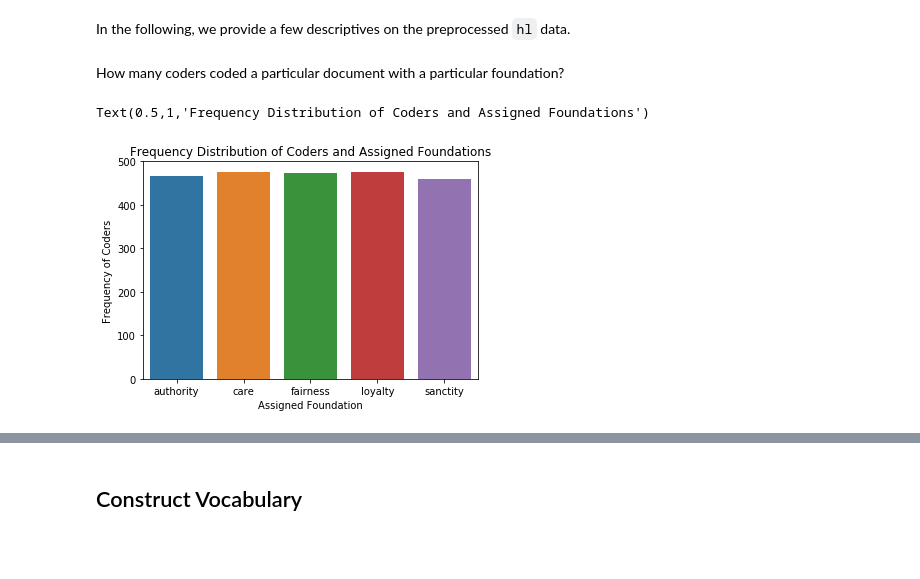
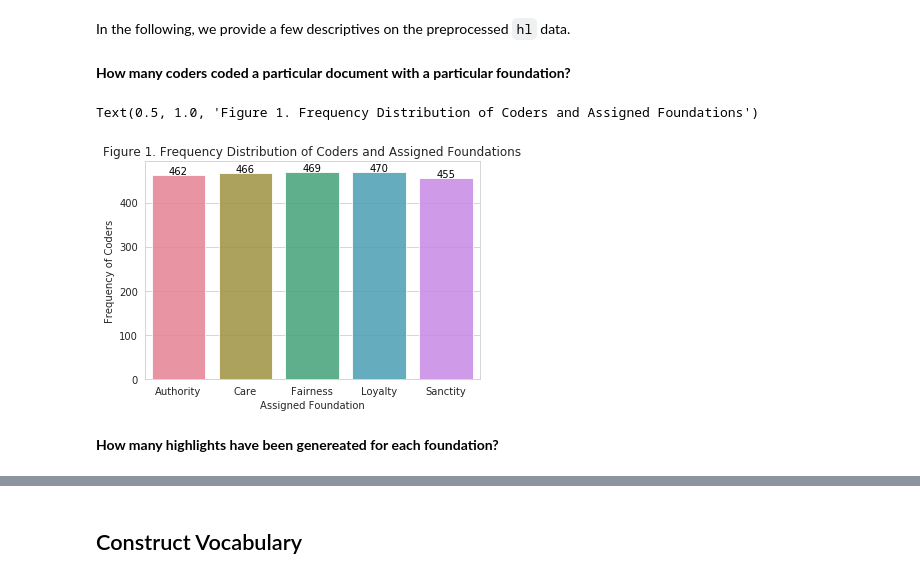
Before and after one commit to medianeuroscience/emfd, a Jupyter notebook: dictionary_construction.ipynb, the cells around one changed output, grey strips where cells are left out. Drawn from its saved outputs; the diff is of its cells as text; code cells hidden in the pictures; blank space fills up the shorter version.

```diff
--- a/dictionary_construction.ipynb
+++ b/dictionary_construction.ipynb
@@ -8,10 +10,13 @@ We begin with importing all packages that are relevant for this notebook
 # %%
 import pandas as pd
+pd.set_option('display.max_columns', 50)
+
 import numpy as np
 
 # Plotting
 from matplotlib import pyplot as plt
 import seaborn as sns
+sns.set_style('whitegrid')
 
 # NLP
 import spacy, re, fnmatch
@@ -25,3 +30,5 @@ from nltk.corpus import stopwords
 nltk_stopwords = stopwords.words('english')
 from sklearn.feature_extraction.stop_words import ENGLISH_STOP_WORDS
 from spacy.lang.en.stop_words import STOP_WORDS
+
+from multiprocessing import Pool
@@ -59,0 +41,5 @@ Next, we remove all persons and named entities that were mentioned in the highli
+# %%
+# Load Highlights
+hl = pd.read_csv('data/highlights_raw.csv', index_col=0)
+hl = hl[hl.focus_duration >= 45*60]
+hl = hl[hl['coder_id']!= 549] #Excluded this person as their number of highlights exceeded the average number of highlights-per-coder by 2 standard deviations
@@ -147,4 +178,0 @@ Finally, we filter highlights that are shorter than three tokens or fall in the
-# %%
-# Filter highlights that are longer than the 99 Percentile of highlight length
-hl['length'] = hl.tokens.apply(lambda x: len(x))
-hl = hl[np.logical_and(hl.length >= 3, hl.length <= hl.length.quantile(0.99))]
@@ -159,0 +179,21 @@ Total number of unique coders: 511
+# %%
+# Perform preprocessing by calling all functions
+print("Starting highlight preprocessing. This will take a few minutes.")
+print('Total number of highlights in data before preprocessing:', len(hl))
+filtered_hl = parallelize_dataframe(hl, filter_hl)
+print("Number of highlights after filtering bad highlights and documents:", len(filtered_hl))
+removed_entities = parallelize_dataframe(filtered_hl, remove_entities)
+print("Removed entities from highlights.")
+removed_punctuation = parallelize_dataframe(removed_entities, remove_punctuation)
+print("Removed punctuations from highlights.")
+hl = parallelize_dataframe(removed_punctuation, pos_tag_sentiment)
+print("POS tagging completed.")
+
+# Filter highlights that are longer than the 90th percentile of highlight length to minimize noise
+hl['length'] = hl.tokens.apply(lambda x: len(x))
+hl = hl[np.logical_and(hl.length >= 3, hl.length <= hl.length.quantile(0.90))]
+print('Highlight preprocessing completed.')
+print("Total number of highlights in training data:", len(hl))
+print('Total number of unique documents in data:', len(hl.document_id.unique()))
+print('Total number of unique coders:', len(hl.coder_id.unique()))
+hl.to_csv('data/highlights_preprocessed.csv', sep=';')
@@ -162,12 +215,20 @@ Total number of unique coders: 511
 # %% [markdown]
 In the following, we provide a few descriptives on the preprocessed `hl` data.
 # %% [markdown]
-How many coders coded a particular document with a particular foundation?
+**How many coders coded a particular document with a particular foundation?**
 # %%
-sns.barplot(x='assigned_domain', y='coder_id', data = hl.groupby('assigned_domain').nunique().T.loc['coder_id'].T.reset_index())
+g=sns.barplot(x='assigned_domain', y='coder_id', data = hl.groupby('assigned_domain')['coder_id'].nunique().reset_index(), palette='husl', alpha=0.85)
+
+for index, row in hl.groupby('assigned_domain')['coder_id'].nunique().reset_index().iterrows():
+     g.text(x=index, y=row['coder_id']+2, s=row['coder_id'], color='black', ha="center")
+
 plt.ylabel('Frequency of Coders')
+labels = [item.get_text().capitalize() for item in g.get_xticklabels()]
+g.set_xticklabels(labels)
 plt.xlabel('Assigned Foundation')
-plt.title('Frequency Distribution of Coders and Assigned Foundations')
+plt.title('Figure 1. Frequency Distribution of Coders and Assigned Foundations')
 # %% [output]
-Text(0.5,1,'Frequency Distribution of Coders and Assigned Foundations')
+Text(0.5, 1.0, 'Figure 1. Frequency Distribution of Coders and Assigned Foundations')
-[figure, old version]
+[figure, new version]
+# %% [markdown]
+**How many highlights have been genereated for each foundation?**
```
Also changed, not shown: parts of 83 cells of this notebook, 12 other files.
